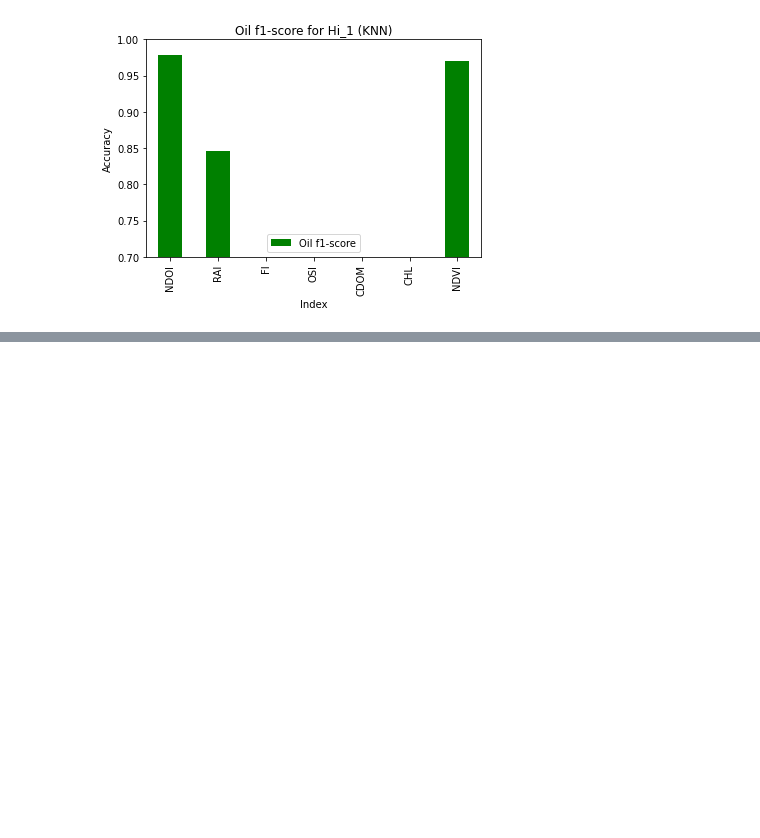
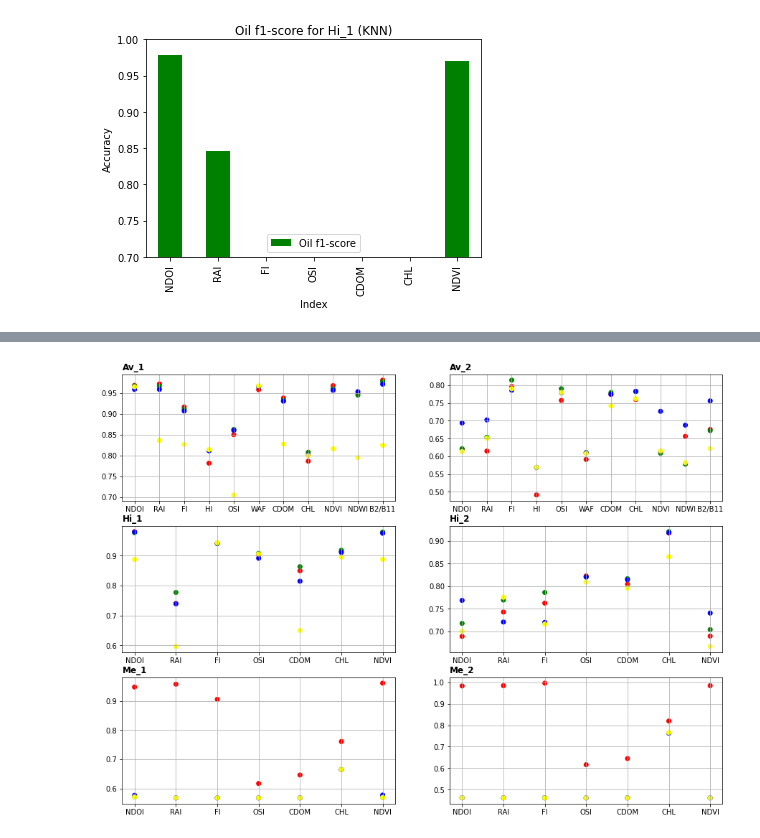
Before and after one commit to AmbarJade/NDOI-index, a Jupyter notebook: Error_representation.ipynb, the cells around one changed output, grey strips where cells are left out. Cells and saved outputs as stored; diff of their text form; code cells hidden in the pictures; blank space fills up the shorter version.

Commit message:
Distinguish 3 classes

```diff
--- a/Error_representation.ipynb
+++ b/Error_representation.ipynb
@@ -14,12 +14,9 @@ df.head()
 | 3 | 3 | AVIRIS | 1 | NDOI | Ada Boost | 0.979415 | 0.980334 | 0.987618 | ... |
 | 4 | 4 | AVIRIS | 1 | RAI | KNN | 0.978592 | 0.981737 | 0.987097 | ... |
 # %%
-Av_1 = df[(df.Sensor == "AVIRIS") & (df.Date == 1)]
-Av_2 = df[(df.Sensor == "AVIRIS") & (df.Date == 2)]
-Hi_1 = df[(df.Sensor == "HICO") & (df.Date == 1)]
-Hi_2 = df[(df.Sensor == "HICO") & (df.Date == 2)]
-Me_1 = df[(df.Sensor == "MERIS") & (df.Date == 1)]
-Me_2 = df[(df.Sensor == "MERIS") & (df.Date == 2)]
+Av_1 = df[(df.Sensor == "AVIRIS") & (df.Date == 1)]; Av_2 = df[(df.Sensor == "AVIRIS") & (df.Date == 2)]
+Hi_1 = df[(df.Sensor == "HICO") & (df.Date == 1)];   Hi_2 = df[(df.Sensor == "HICO") & (df.Date == 2)]
+Me_1 = df[(df.Sensor == "MERIS") & (df.Date == 1)];  Me_2 = df[(df.Sensor == "MERIS") & (df.Date == 2)]
 
 images = [Av_1, Av_2, Hi_1, Hi_2, Me_1, Me_2]
 images_name = ["Av_1", "Av_2", "Hi_1", "Hi_2", "Me_1", "Me_2"]
@@ -98,0 +98,3 @@ Text(0.5, 1.0, 'Oil f1-score for Hi_1 (KNN)')
+# %%
+df = pd.read_excel(r'data\df_3classes.xlsx')
+df.head()
@@ -98,0 +108,19 @@ Text(0.5, 1.0, 'Oil f1-score for Hi_1 (KNN)')
+# %%
+Av_1 = df[(df.Sensor == "AVIRIS") & (df.Date == 1)]; Av_2 = df[(df.Sensor == "AVIRIS") & (df.Date == 2)]
+Hi_1 = df[(df.Sensor == "HICO") & (df.Date == 1)];   Hi_2 = df[(df.Sensor == "HICO") & (df.Date == 2)]
+Me_1 = df[(df.Sensor == "MERIS") & (df.Date == 1)];  Me_2 = df[(df.Sensor == "MERIS") & (df.Date == 2)]
+
+images = [Av_1, Av_2, Hi_1, Hi_2, Me_1, Me_2]
+images_name = ["Av_1", "Av_2", "Hi_1", "Hi_2", "Me_1", "Me_2"]
+# %%
+fig = plt.figure(figsize=(15,11))
+col = {'KNN':'red', 'Decision tree':'green', 'Random Forest':'blue', 'Ada Boost':'yellow'}
+
+for i in range(0,len(images)):
+    ax = fig.add_subplot(3,2,i+1)
+    title = images_name[i]
+    plt.grid()
+    plt.title(title, fontweight='bold', fontsize=12, loc='left')
+    plt.scatter(images[i]['Index'].tolist(), images[i]['Accuracy'].tolist(), marker='o', color = images[i].Model.map(col))
+# %% [output]
+[figure, added]
```
Also changed, not shown: parts of 3 cells of this notebook, 3 other files.
